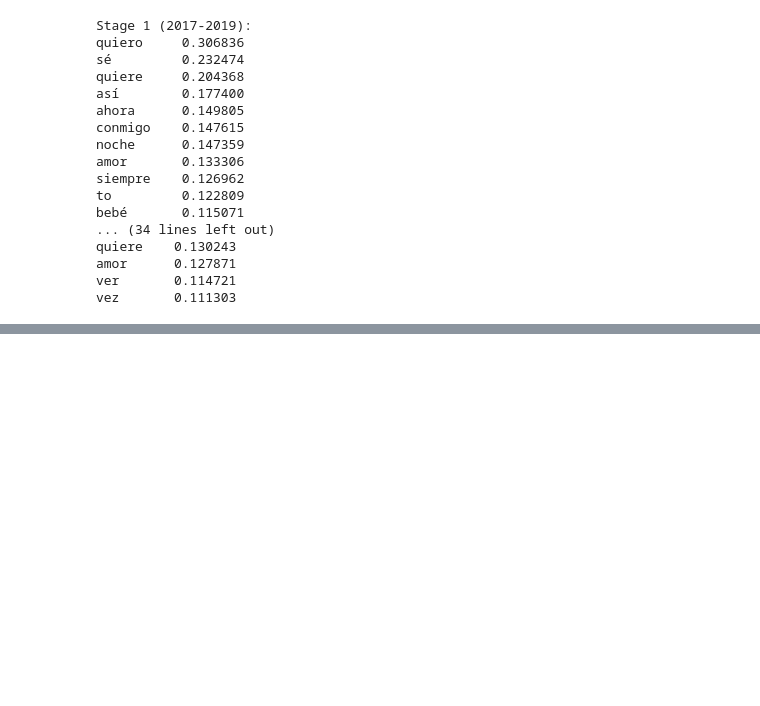
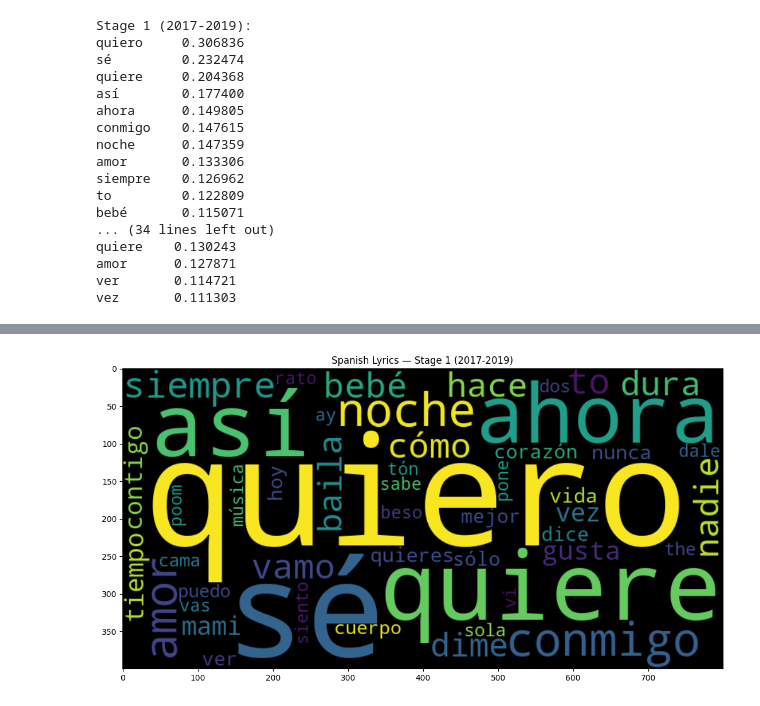
Before and after one commit to yihanciii/ML-spotify-features, a Jupyter notebook: TF-IDF_updated.ipynb, the cells around one changed output, grey strips where cells are left out. Cells and saved outputs as stored; diff of their text form; code cells hidden in the pictures; blank space fills up the shorter version.

```diff
--- a/TF-IDF_updated.ipynb
+++ b/TF-IDF_updated.ipynb
@@ -146,0 +171,13 @@ vez       0.111303
+# %%
+wordcloud_es = WordCloud(
+    width=800, height=400, background_color='black',
+    max_words=50, colormap='viridis'
+).generate_from_frequencies(tfidf_df_es.loc["Stage 1 (2017-2019)"].to_dict())
+
+plt.figure(figsize=(12, 6))
+plt.imshow(wordcloud_es, interpolation='bilinear')
+plt.title('Spanish Lyrics — Stage 1 (2017-2019)')
+plt.tight_layout()
+plt.show()
+# %% [output]
+[figure, added]
```
Also changed, not shown: parts of 10 cells of this notebook.
